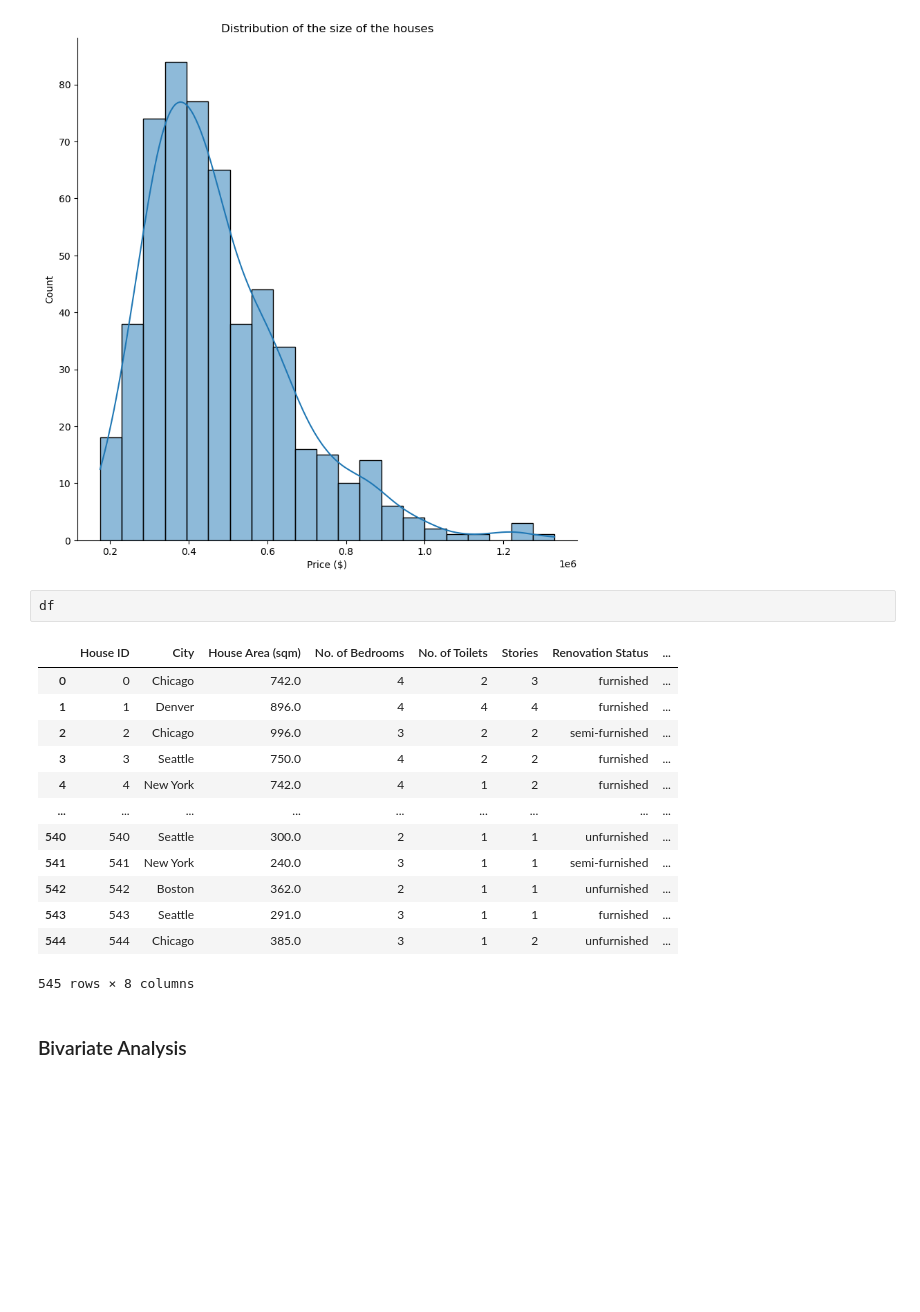
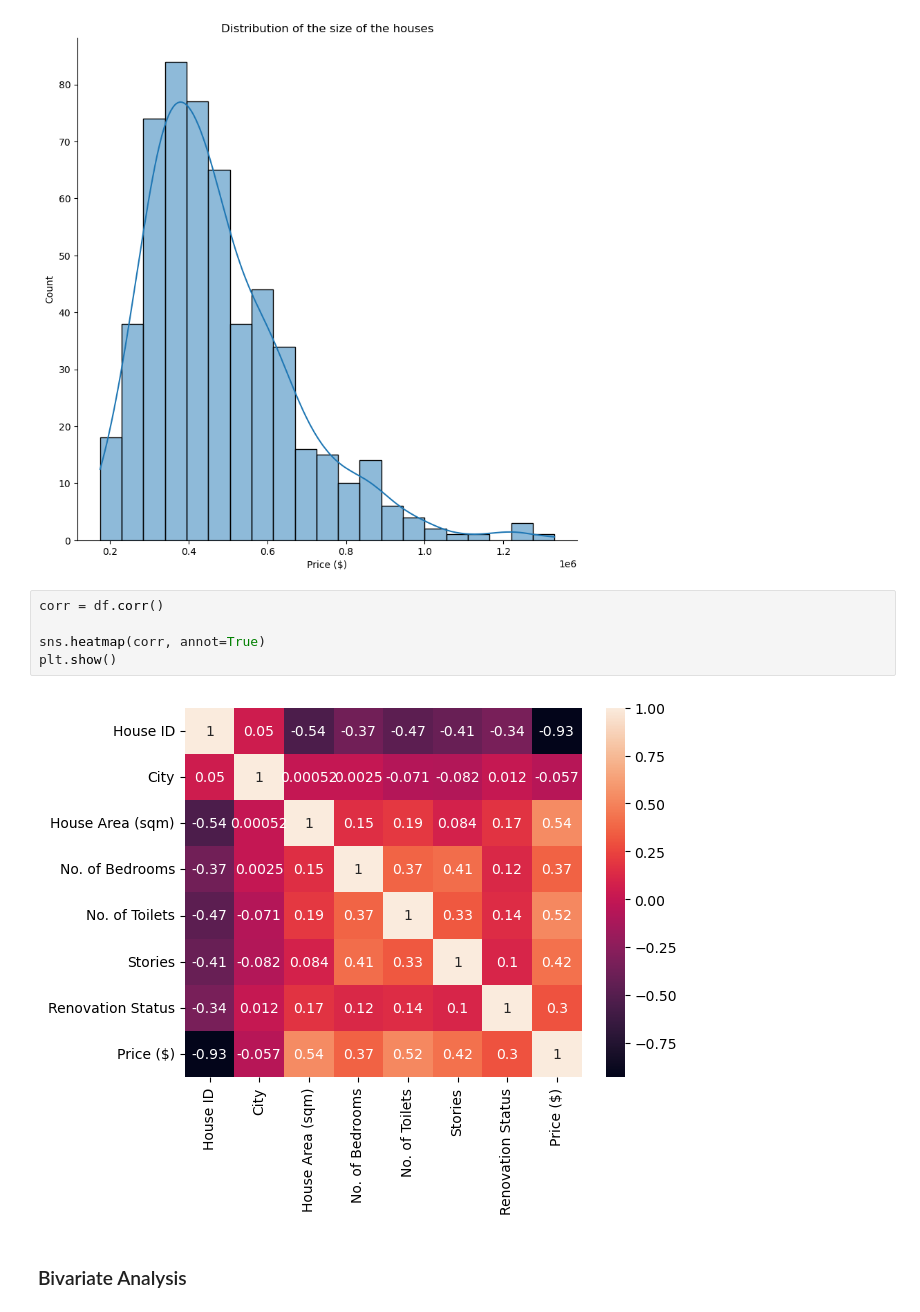
Before and after one commit to ahmakhoo/AIML-CA1, a Jupyter notebook: AIML/CA1/CA1 code part 2.ipynb, the cells around one changed output. Cells and saved outputs as stored; diff of their text form; blank space fills up the shorter version.

```diff
--- a/AIML/CA1/CA1 code part 2.ipynb
+++ b/AIML/CA1/CA1 code part 2.ipynb
@@ -109,21 +113,12 @@ plt.title('Distribution of the size of the houses')
 plt.show()
 # %% [output]
 [figure]
-# %%
-df
-# %% [output]
-|  | House ID | City | House Area (sqm) | No. of Bedrooms | No. of Toilets | Stories | Renovation Status | ... |
-| 0 | 0 | Chicago | 742.0 | 4 | 2 | 3 | furnished | ... |
-| 1 | 1 | Denver | 896.0 | 4 | 4 | 4 | furnished | ... |
-| 2 | 2 | Chicago | 996.0 | 3 | 2 | 2 | semi-furnished | ... |
-| 3 | 3 | Seattle | 750.0 | 4 | 2 | 2 | furnished | ... |
-| 4 | 4 | New York | 742.0 | 4 | 1 | 2 | furnished | ... |
-| ... | ... | ... | ... | ... | ... | ... | ... | ... |
-| 540 | 540 | Seattle | 300.0 | 2 | 1 | 1 | unfurnished | ... |
-| 541 | 541 | New York | 240.0 | 3 | 1 | 1 | semi-furnished | ... |
-| 542 | 542 | Boston | 362.0 | 2 | 1 | 1 | unfurnished | ... |
-| 543 | 543 | Seattle | 291.0 | 3 | 1 | 1 | furnished | ... |
-| 544 | 544 | Chicago | 385.0 | 3 | 1 | 2 | unfurnished | ... |
-545 rows × 8 columns
+# %%
+corr = df.corr()
+
+sns.heatmap(corr, annot=True)
+plt.show()
+# %% [output]
+[figure, added]
 # %% [markdown]
 <h3>Bivariate Analysis</h3>
```
Also changed, not shown: parts of 11 cells of this notebook, 2 other files.
